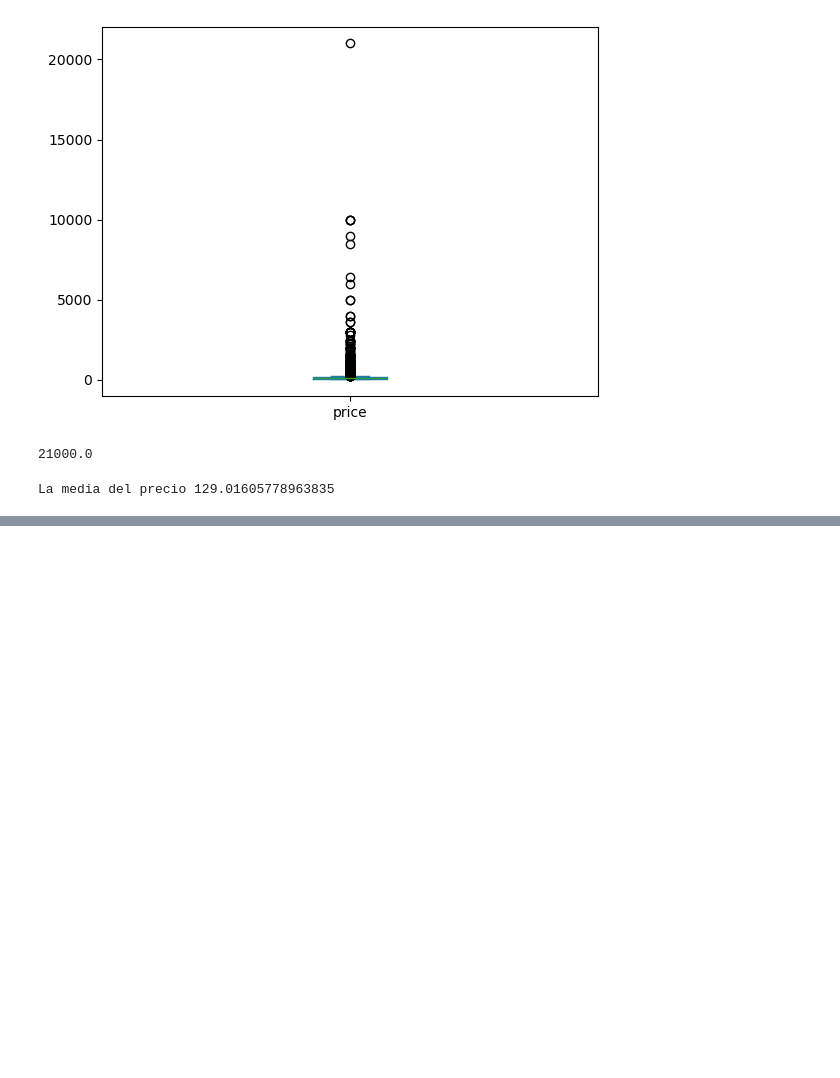
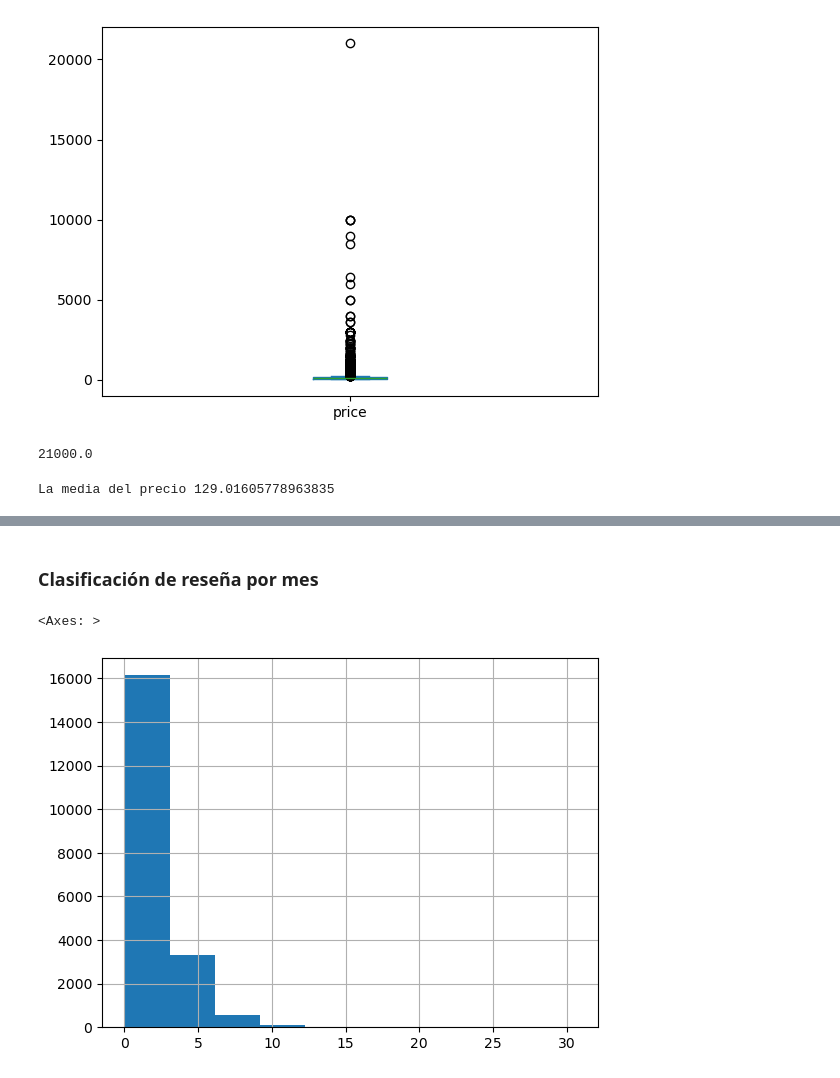
Before and after one commit to EstebanGomezVal/iteso-data-analytics, a Jupyter notebook: notebooks/Kmeans_madrid.ipynb, the cells around one changed output, grey strips where cells are left out. Drawn from its saved outputs; the diff is of its cells as text; code cells hidden in the pictures; blank space fills up the shorter version.

```diff
--- a/notebooks/Kmeans_madrid.ipynb
+++ b/notebooks/Kmeans_madrid.ipynb
@@ -101,0 +301,20 @@ df.head()
+# %%
+def anfitriones(x):
+    if x <= 10:
+        X = 0
+    elif x <= 20:
+        X = 1
+    elif x <= 30:
+        X = 2
+    elif x <= 40:
+        X = 3
+    elif x <= 50:
+        X = 4
+    elif x <= 100:
+        X = 5
+    else:
+        X = 6
+    return X
+# %%
+df["calculated_host_listings_count"] = df["calculated_host_listings_count"].apply(lambda x: anfitriones(x))
+df["calculated_host_listings_count"]
@@ -101,0 +334,7 @@ df.head()
+# %% [markdown]
+### Clasificación de reseña por mes
+# %%
+df["reviews_per_month"].hist()
+# %% [output]
+<Axes: >
+[figure, added]
```
Also changed, not shown: parts of 48 cells of this notebook.
